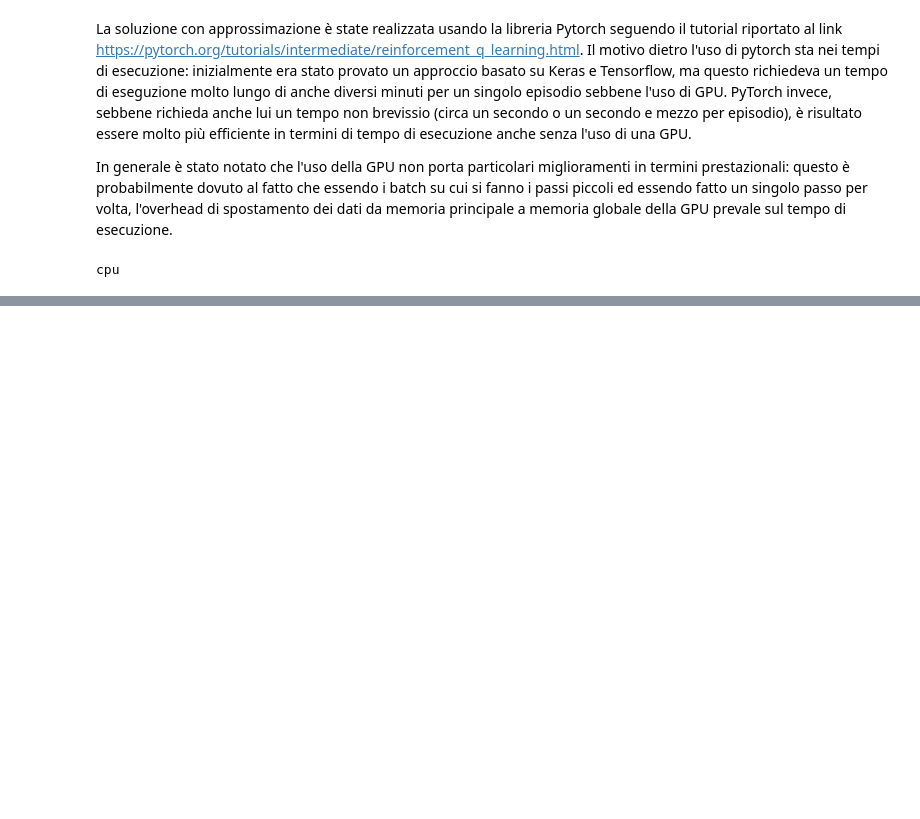
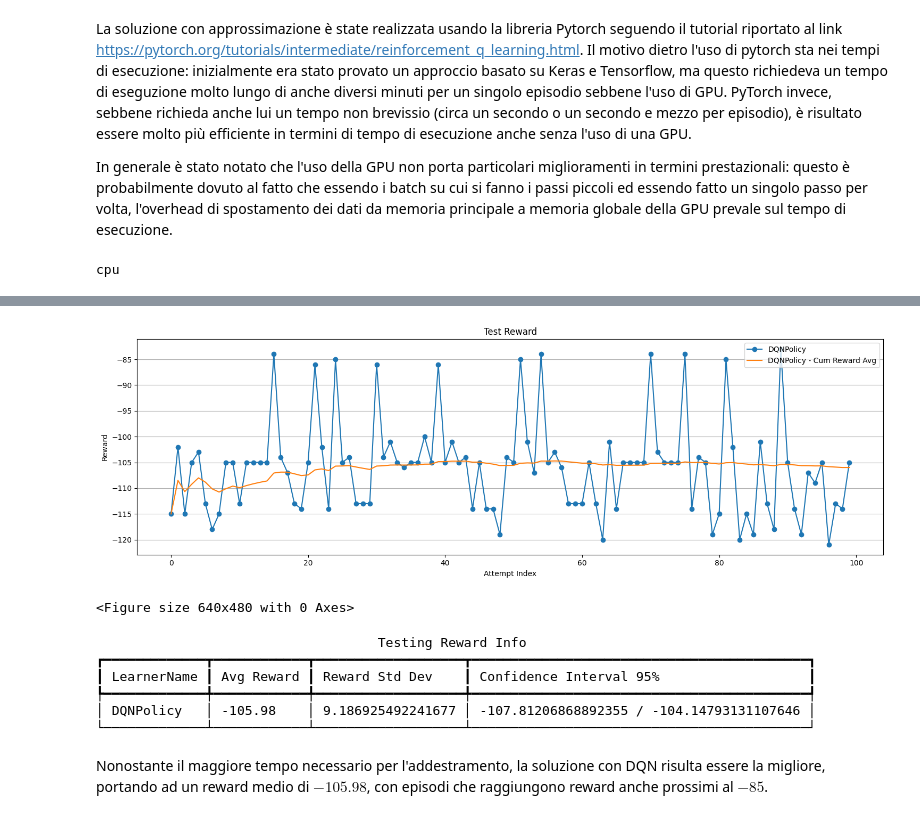
Before and after one commit to SimoneNicosanti/ML_Project, a Jupyter notebook: Project.ipynb, the cells around one changed output, grey strips where cells are left out. Cells and saved outputs as stored; diff of their text form; code cells hidden in the pictures; blank space fills up the shorter version.

```diff
--- a/Project.ipynb
+++ b/Project.ipynb
@@ -899,7 +913,7 @@ class DQNFunction(QFunction) :
         with torch.no_grad() :
             convertedState = torch.tensor(state)
             result = self.policyNet.forward(convertedState)
-            return result.numpy()
+            return result.numpy()[action]
 
     def getValues(self, state) -> np.ndarray:
         # convertedState = tf.convert_to_tensor([state])
@@ -946,8 +960,8 @@ class DQNFunction(QFunction) :
 
     def _trainNetworks(self, predictedValues, expectedValues) :
 
-        loss = torch.nn.functional.mse_loss(predictedValues, expectedValues)
-
+        # loss = torch.nn.functional.mse_loss(predictedValues, expectedValues)
+        loss = torch.nn.functional.smooth_l1_loss(predictedValues, expectedValues)
         # Optimize the model
         self.optimizer.zero_grad()
         loss.backward()
@@ -978,5 +992,5 @@ dqnFunction = DQNFunction(policyNet, targetNet, 128, 1024, 100_000)
 policy = EpsilonQ(0.21, 0.8, 0.5, dqnFunction, TRAIN_SEED, 0.5)
 
 policy = Agent(policy)
-learnArray = policy.train(TRAIN_EPISODES, TRAIN_SEED)
-plotTrainTrend(learnArray, TRAIN_EPISODES, "QLearner")
+# learnArray = policy.train(TRAIN_EPISODES, TRAIN_SEED)
+# plotTrainTrend(learnArray, TRAIN_EPISODES, "QLearner")
@@ -1001,0 +1045,3 @@ KeyboardInterrupt:
+# %%
+BEST_DQN_MONITOR_FILE_NAME = "BestDqnMonitor.pkl"
+BEST_DQN_TRAINED_FILE_NAME = "BestDqn.zip"
@@ -1001,0 +1094,49 @@ KeyboardInterrupt:
+# %%
+plt.figure(figsize = (15,5))
+
+dqnList = [DQNPolicy(dqn)]
+for policy in dqnList :
+    agent = Agent(policy)
+    rewardArray = agent.test(TESTING_EPISODES, TEST_SEED, False)
+    plt.plot(rewardArray, label = policy.__class__.__name__, marker = "o")
+
+    cumAvg = np.cumsum(rewardArray) / np.arange(1, len(rewardArray) + 1)
+    plt.plot(cumAvg, label = policy.__class__.__name__ + " - Cum Reward Avg")
+
+plt.legend()
+plt.grid(True, axis = "y")
+plt.ylabel("Reward")
+plt.xlabel("Attempt Index")
+plt.title("Test Reward")
+plt.tight_layout()
+plt.show()
+plt.clf()
+# %% [output]
+[figure, added]
+<Figure size 640x480 with 0 Axes>
+# %%
+table = buildTable("Testing Reward Info", ["LearnerName", "Avg Reward", "Reward Std Dev", "Confidence Interval 95%"], [False, False, True, True, True])
+
+for policy in dqnList :
+    agent = Agent(policy)
+    rewardArray = agent.test(TESTING_EPISODES, TEST_SEED, False)
+    confidenceInterval = st.t.interval(
+        confidence = 0.95,
+        df = len(rewardArray) - 1,
+        loc=np.mean(rewardArray),
+        scale=st.sem(rewardArray)
+    )
+    confidenceString = str(confidenceInterval[0]) + " / " + str(confidenceInterval[1])
+    table.add_row(policy.__class__.__name__, str(rewardArray.mean()), str(rewardArray.std()), confidenceString)
+
+
+Console().print(table)
+# %% [output]
+                                    Testing Reward Info
+┏━━━━━━━━━━━━━┳━━━━━━━━━━━━┳━━━━━━━━━━━━━━━━━━━┳━━━━━━━━━━━━━━━━━━━━━━━━━━━━━━━━━━━━━━━━━━━┓
+┃ LearnerName ┃ Avg Reward ┃ Reward Std Dev    ┃ Confidence Interval 95%                   ┃
+┡━━━━━━━━━━━━━╇━━━━━━━━━━━━╇━━━━━━━━━━━━━━━━━━━╇━━━━━━━━━━━━━━━━━━━━━━━━━━━━━━━━━━━━━━━━━━━┩
+│ DQNPolicy   │ -105.98    │ 9.186925492241677 │ -107.81206868892355 / -104.14793131107646 │
+└─────────────┴────────────┴───────────────────┴───────────────────────────────────────────┘
+# %% [markdown]
+Nonostante il maggiore tempo necessario per l'addestramento, la soluzione con DQN risulta essere la migliore, portando ad un reward medio di $-105.98$, con episodi che raggiungono reward anche prossimi al $-85$.
```
Also changed, not shown: parts of 20 cells of this notebook, 7 other files.
